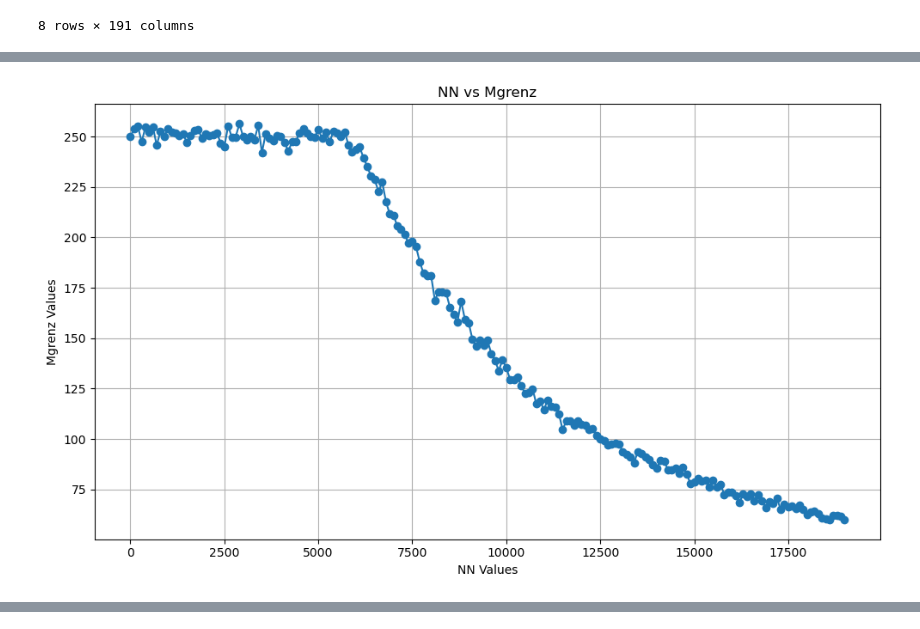
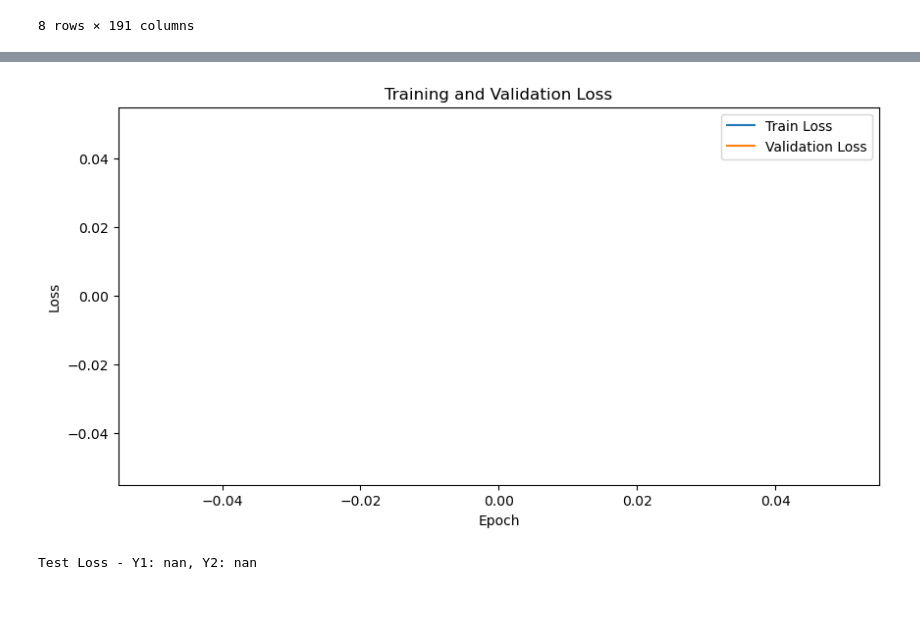
Before and after one commit to Lilly-25/Masters-Thesis, a Jupyter notebook: main_tabular.ipynb, the cells around one changed output, grey strips where cells are left out. Saved outputs shown, nothing was run; the diff lists cells and outputs as text; code cells hidden in the pictures; blank space fills up the shorter version.

```diff
--- a/main_tabular.ipynb
+++ b/main_tabular.ipynb
@@ -247,10 +242,0 @@ class NeuralNetwork(nn.Module):
-# %%
-input_size = 69
-print(input_size)
-# Define the sizes of the hidden layers in the neural network
-hidden_sizes = [32,64,126,256,516]
-output_size = 191
-# Create an instance of the NeuralNetwork class with the specified input size, hidden sizes, and output size
-model = NeuralNetwork(input_size, hidden_sizes, output_size)
-criterion = nn.MSELoss()
-optimizer = optim.Adam(model.parameters(), lr=0.001)
@@ -402,4 +242,0 @@ mgrenz_kpi2d
-# %%
-plot_kpi2d(nn_kpi2d, mgrenz_kpi2d)
-# %% [output]
-[figure, removed]
@@ -405,0 +331,33 @@ plot_kpi2d(nn_kpi2d, mgrenz_kpi2d)
+# %%
+import matplotlib.pyplot as plt
+def plot_losses(train_losses, val_losses):
+    plt.figure(figsize=(10, 5))
+    plt.plot(train_losses, label='Train Loss')
+    plt.plot(val_losses, label='Validation Loss')
+    plt.xlabel('Epoch')
+    plt.ylabel('Loss')
+    plt.title('Training and Validation Loss')
+    plt.legend()
+    plt.show()
+# %%
+for batch_x, batch_y1, batch_y2 in train_loader:
+    input_size = batch_x.shape[1]
+    y1_size = batch_y1.shape[1]
+    y2_shape = batch_y2.shape
+    break
+
+# Define model parameters
+hidden_size = 256
+num_epochs = 10
+learning_rate = 0.001
+
+# Create and train the model
+model = DualOutputModel(input_size, hidden_size, y1_size, y2_shape)
+train_losses, val_losses = train_model(model, train_loader, val_loader, num_epochs, learning_rate)
+
+# Plot losses
+plot_losses(train_losses, val_losses)
+
+# Evaluate the model
+evaluate_model(model, test_loader)
+# %% [output]
@@ -405,0 +374,2 @@ plot_kpi2d(nn_kpi2d, mgrenz_kpi2d)
+[figure, added]
+Test Loss - Y1: nan, Y2: nan
```
Also changed, not shown: parts of 64 cells of this notebook.
